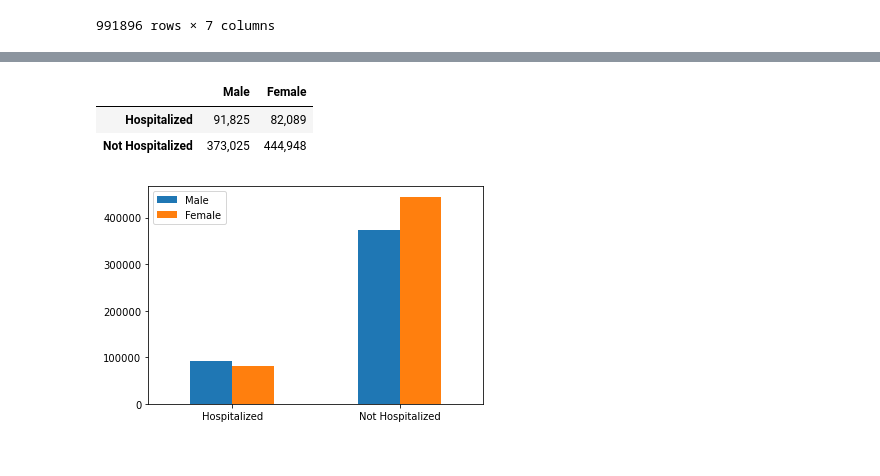
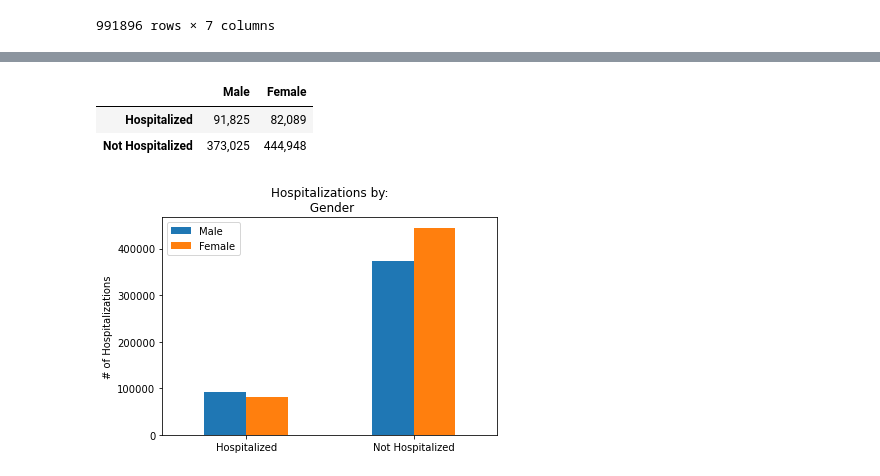
Before and after one commit to jforbis/rougeSquadron, a Jupyter notebook: JupyterScripts/forbis.ipynb, the cells around one changed output, grey strips where cells are left out. Saved outputs shown, nothing was run; the diff lists cells and outputs as text; code cells hidden in the pictures.

```diff
--- a/JupyterScripts/forbis.ipynb
+++ b/JupyterScripts/forbis.ipynb
@@ -46,17 +50,22 @@ prex_df.style.format("{:,.0f}")
 # %%
 male_hy = len(org_data_df.loc[(org_data_df["Gender"] == "Male") & (org_data_df["Hospitalized"] == "Yes")])
 female_hy = len(org_data_df.loc[(org_data_df["Gender"] == "Female") & (org_data_df["Hospitalized"] == "Yes")])
 male_hn = len(org_data_df.loc[(org_data_df["Gender"] == "Male") & (org_data_df["Hospitalized"] == "No")])
 female_hn = len(org_data_df.loc[(org_data_df["Gender"] == "Female") & (org_data_df["Hospitalized"] == "No")])
 
 hosp_df = pd.DataFrame({"Hospitalized" : [male_hy, female_hy], "Not Hospitalized" : [male_hn, female_hn]}, index = gender).T
-hosp_df.plot.bar(rot = 0)
+ax = hosp_df.plot(kind='bar', rot=0)
+ax.set_ylabel("# of Hospitalizations")
+ax.set_title("Hospitalizations by:\n Gender")
+
+ax.legend(loc = "best")
+plt.savefig("../Images/HospitalizationsByGender.png")
 hosp_df.style.format("{:,.0f}")
 # %% [output]
 |  | Male | Female |
 | Hospitalized | 91,825 | 82,089 |
 | Not Hospitalized | 373,025 | 444,948 |
-[figure, old version]
+[figure, new version]
 # %%
 # Look at gender vs number of hospitalizations by pre-existing conditions
 mhp = len(org_data_df.loc[(org_data_df["Gender"] == "Male") &
```
Also changed, not shown: parts of 2 cells of this notebook, 3 other files.
